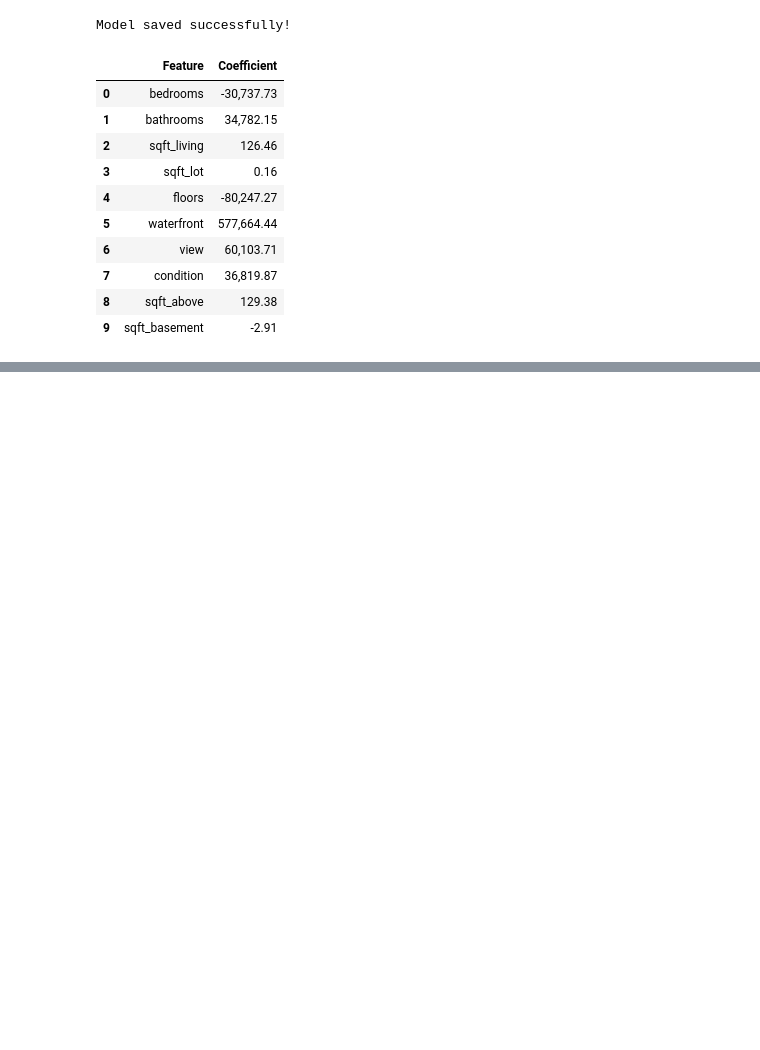
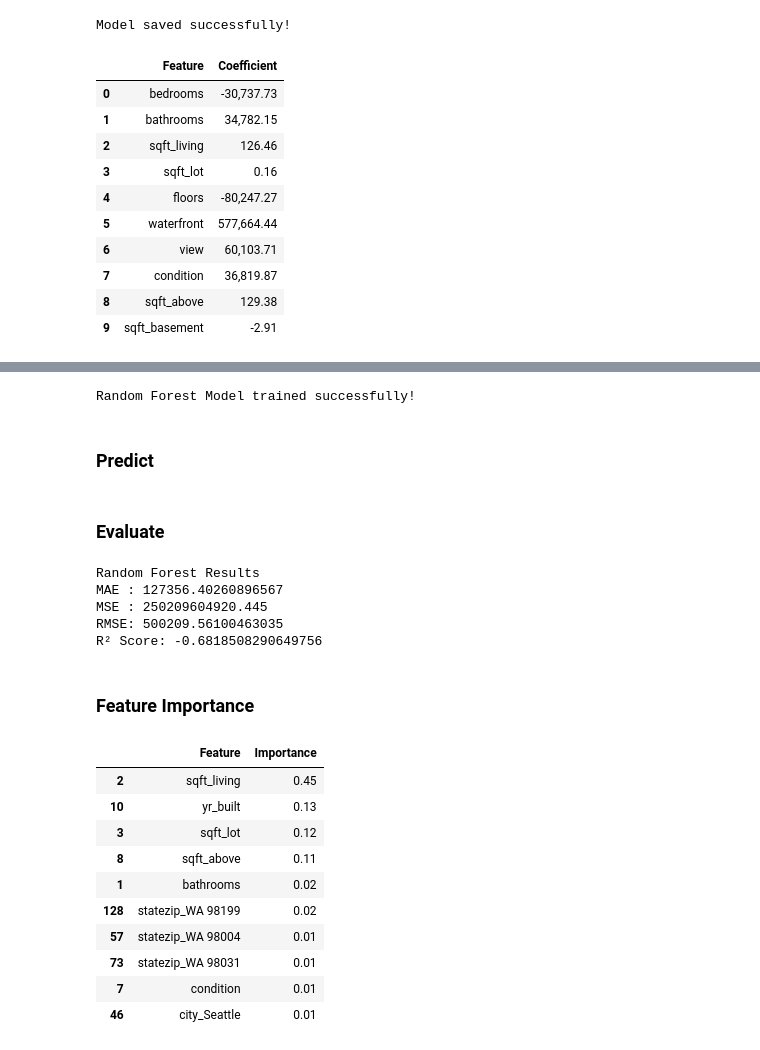
Before and after one commit to Pragna-sri02/AIML_Classes, a Jupyter notebook: house_price_prediction.ipynb, the cells around one changed output, grey strips where cells are left out. Cells and saved outputs as stored; diff of their text form; code cells hidden in the pictures; blank space fills up the shorter version.

```diff
--- a/house_price_prediction.ipynb
+++ b/house_price_prediction.ipynb
@@ -480,0 +489,2 @@ coef_df.head(10)
+# %%
+dt_model = DecisionTreeRegressor(random_state=42)
@@ -480,0 +538,8 @@ coef_df.head(10)
+# %%
+rf_model.fit(X_train, y_train)
+
+print("Random Forest Model trained successfully!")
+# %% [output]
+Random Forest Model trained successfully!
+# %% [markdown]
+### Predict
@@ -480,0 +548,48 @@ coef_df.head(10)
+# %% [markdown]
+### Evaluate
+# %%
+rf_mae = mean_absolute_error(y_test, rf_predictions)
+rf_mse = mean_squared_error(y_test, rf_predictions)
+rf_rmse = np.sqrt(rf_mse)
+rf_r2 = r2_score(y_test, rf_predictions)
+
+print("Random Forest Results")
+print("MAE :", rf_mae)
+print("MSE :", rf_mse)
+print("RMSE:", rf_rmse)
+print("R² Score:", rf_r2)
+# %% [output]
+Random Forest Results
+MAE : 127356.40260896567
+MSE : 250209604920.445
+RMSE: 500209.56100463035
+R² Score: -0.6818508290649756
+# %% [markdown]
+### Feature Importance
+# %%
+import pandas as pd
+import matplotlib.pyplot as plt
+
+importance = pd.DataFrame({
+    "Feature": X.columns,
+    "Importance": rf_model.feature_importances_
+})
+
+importance = importance.sort_values(
+    by="Importance",
+    ascending=False
+)
+
+importance.head(10)
+# %% [output]
+|  | Feature | Importance |
+| 2 | sqft_living | 0.45 |
+| 10 | yr_built | 0.13 |
+| 3 | sqft_lot | 0.12 |
+| 8 | sqft_above | 0.11 |
+| 1 | bathrooms | 0.02 |
+| 128 | statezip_WA 98199 | 0.02 |
+| 57 | statezip_WA 98004 | 0.01 |
+| 73 | statezip_WA 98031 | 0.01 |
+| 7 | condition | 0.01 |
+| 46 | city_Seattle | 0.01 |
```
Also changed, not shown: parts of 51 cells of this notebook.
